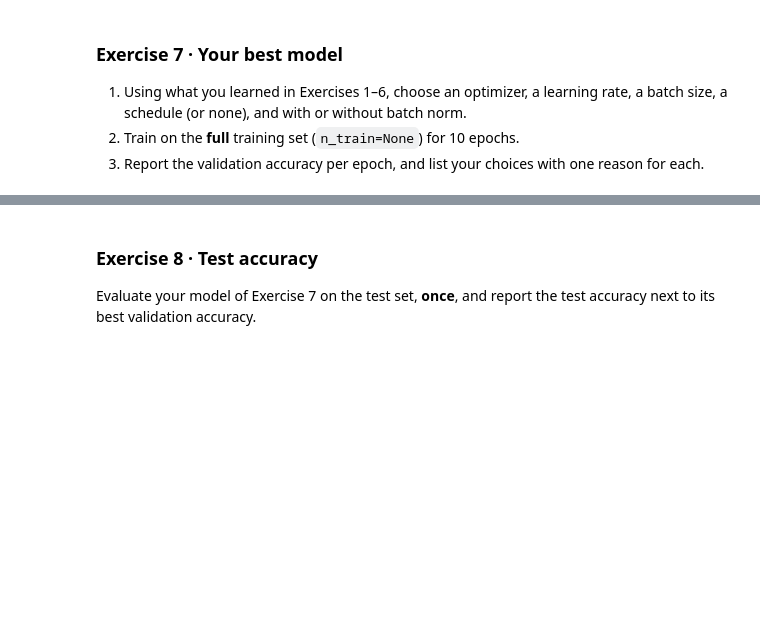
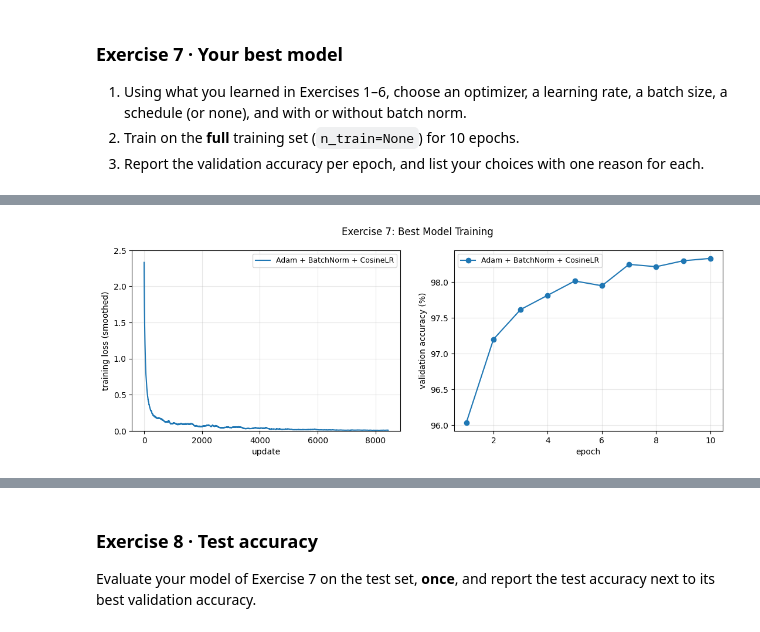
Before and after one commit to sarakseyhaaa/I4_AMS_AI, a Jupyter notebook: TP4_NY_SARAKSEYHA_I4AMS_B_AI/TP4_Optimization.ipynb, the cells around one changed output, grey strips where cells are left out. Drawn from its saved outputs; the diff is of its cells as text; code cells hidden in the pictures; blank space fills up the shorter version.

```diff
--- a/TP4_NY_SARAKSEYHA_I4AMS_B_AI/TP4_Optimization.ipynb
+++ b/TP4_NY_SARAKSEYHA_I4AMS_B_AI/TP4_Optimization.ipynb
@@ -1221,4 +1410,81 @@ The best schedule should be selected by comparing the actual validation accuracy
 2. Train on the **full** training set (`n_train=None`) for 10 epochs.
 3. Report the validation accuracy per epoch, and list your choices with one reason for each.
 # %%
-# Exercise 7
+# Exercise 7: Your Best Model
+
+# Selected hyperparameters
+learning_rate = 0.001
+batch_size = 64
+epochs = 10
+
+# Full training set (54,000 examples)
+loader = make_loader(
+    batch_size=batch_size,
+    n_train=None
+)
+
+# Model with Batch Normalization
+best_model = make_model(
+    seed=0,
+    batch_norm=True
+)
+
+# Adam optimizer
+optimizer = optim.Adam(
+    best_model.parameters(),
+    lr=learning_rate
+)
+
+# Cosine learning rate scheduler
+scheduler = optim.lr_scheduler.CosineAnnealingLR(
+    optimizer,
+    T_max=epochs
+)
+
+# Train for 10 epochs
+history_7 = fit(
+    best_model,
+    optimizer,
+    loader,
+    epochs=epochs,
+    scheduler=scheduler
+)
+
+# Validation accuracy per epoch
+results_7 = pd.DataFrame({
+    "Epoch": range(1, len(history_7["val_acc"]) + 1),
+    "Learning Rate": history_7["lr"],
+    "Train Loss": history_7["train_loss"],
+    "Validation Loss": history_7["val_loss"],
+    "Validation Accuracy (%)": history_7["val_acc"]
+})
+
+print("\nExercise 7: Validation Results")
+display(results_7.round(4))
+
+# Best validation accuracy
+best_val_acc = max(history_7["val_acc"])
+best_epoch = history_7["val_acc"].index(best_val_acc) + 1
+
+print(f"\nBest validation accuracy: {best_val_acc:.2f}%")
+print(f"Best epoch: {best_epoch}")
+print(f"Final epoch accuracy: {history_7['val_acc'][-1]:.2f}%")
+print(f"Diverged: {history_7['diverged']}")
+
+# Plot training loss and validation accuracy
+plot_history(
+    {"Adam + BatchNorm + CosineLR": history_7},
+    title="Exercise 7: Best Model Training"
+)
+
+# Report selected configuration
+print("\nSelected Hyperparameters")
+print("-" * 40)
+print("Optimizer: Adam")
+print(f"Learning rate: {learning_rate}")
+print(f"Batch size: {batch_size}")
+print("Scheduler: CosineAnnealingLR")
+print("Batch Normalization: True")
+print(f"Epochs: {epochs}")
+print(f"Training examples: {len(loader.dataset)}")
+# %% [output]
@@ -1224,0 +1518 @@ The best schedule should be selected by comparing the actual validation accuracy
+[figure, added]
```
Also changed, not shown: parts of 5 cells of this notebook.
